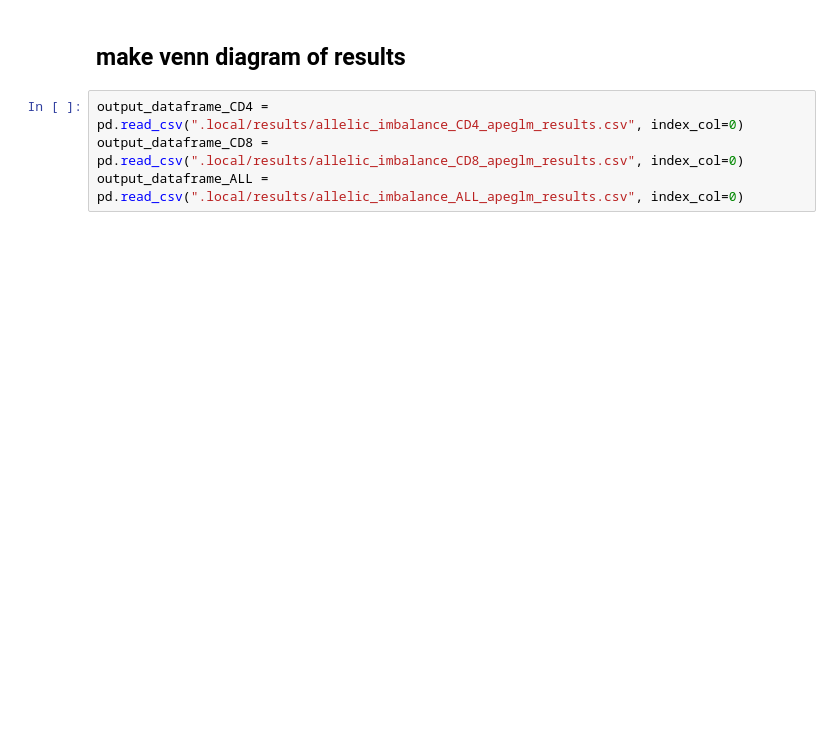
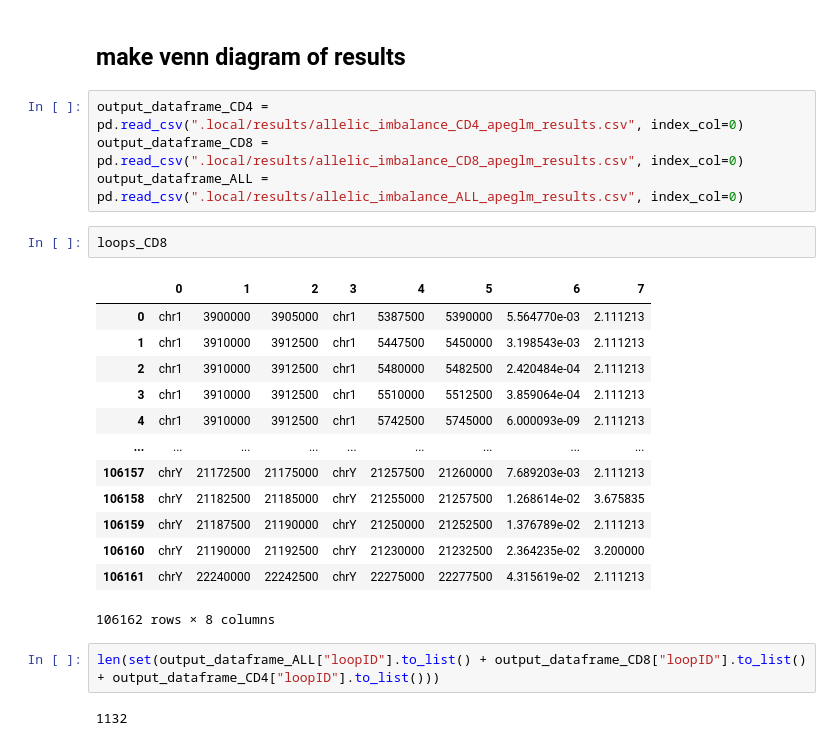
Before and after one commit to ChenfuShi/PsA_cleaned_analysis, a Jupyter notebook: HiC_allelic_imbalance/3c_HiC_convert_counts.ipynb, the cells around one changed output. Saved outputs shown, nothing was run; the diff lists cells and outputs as text; blank space fills up the shorter version.

```diff
--- a/HiC_allelic_imbalance/3c_HiC_convert_counts.ipynb
+++ b/HiC_allelic_imbalance/3c_HiC_convert_counts.ipynb
@@ -82,6 +82,26 @@ output_dataframe_ALL.to_csv(".local/results/allelic_imbalance_ALL_apeglm_results
 output_dataframe_CD4 = pd.read_csv(".local/results/allelic_imbalance_CD4_apeglm_results.csv", index_col=0)
 output_dataframe_CD8 = pd.read_csv(".local/results/allelic_imbalance_CD8_apeglm_results.csv", index_col=0)
 output_dataframe_ALL = pd.read_csv(".local/results/allelic_imbalance_ALL_apeglm_results.csv", index_col=0)
+# %%
+loops_CD8
+# %% [output]
+|  | 0 | 1 | 2 | 3 | 4 | 5 | 6 | 7 |
+| 0 | chr1 | 3900000 | 3905000 | chr1 | 5387500 | 5390000 | 5.564770e-03 | 2.111213 |
+| 1 | chr1 | 3910000 | 3912500 | chr1 | 5447500 | 5450000 | 3.198543e-03 | 2.111213 |
+| 2 | chr1 | 3910000 | 3912500 | chr1 | 5480000 | 5482500 | 2.420484e-04 | 2.111213 |
+| 3 | chr1 | 3910000 | 3912500 | chr1 | 5510000 | 5512500 | 3.859064e-04 | 2.111213 |
+| 4 | chr1 | 3910000 | 3912500 | chr1 | 5742500 | 5745000 | 6.000093e-09 | 2.111213 |
+| ... | ... | ... | ... | ... | ... | ... | ... | ... |
+| 106157 | chrY | 21172500 | 21175000 | chrY | 21257500 | 21260000 | 7.689203e-03 | 2.111213 |
+| 106158 | chrY | 21182500 | 21185000 | chrY | 21255000 | 21257500 | 1.268614e-02 | 3.675835 |
+| 106159 | chrY | 21187500 | 21190000 | chrY | 21250000 | 21252500 | 1.376789e-02 | 2.111213 |
+| 106160 | chrY | 21190000 | 21192500 | chrY | 21230000 | 21232500 | 2.364235e-02 | 3.200000 |
+| 106161 | chrY | 22240000 | 22242500 | chrY | 22275000 | 22277500 | 4.315619e-02 | 2.111213 |
+106162 rows × 8 columns
+# %%
+len(set(output_dataframe_ALL["loopID"].to_list() + output_dataframe_CD8["loopID"].to_list() + output_dataframe_CD4["loopID"].to_list()))
+# %% [output]
+1132
 # %%
 from matplotlib import pyplot as plt
 from matplotlib_venn import venn3
```
Also changed, not shown: parts of 4 cells of this notebook, 10 other files.
